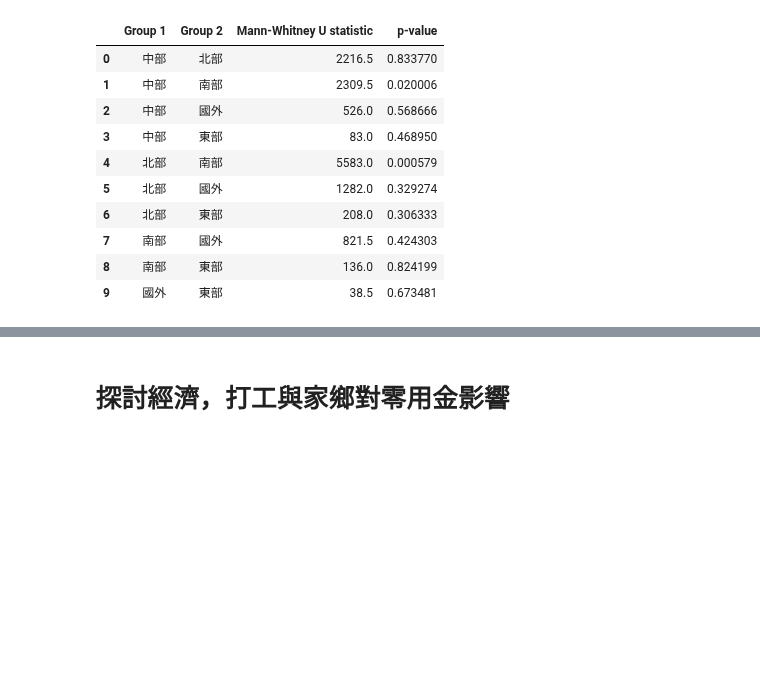
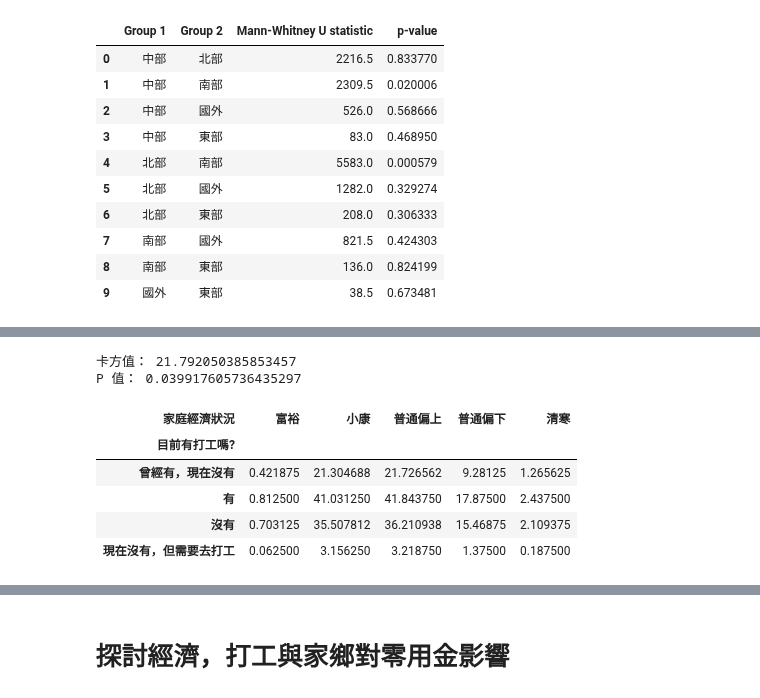
Before and after one commit to whats2000/coding-stuff-I-make-from-learning, a Jupyter notebook: Pythons/statistic/Pocket Money/PockerMoney.ipynb, the cells around one changed output, grey strips where cells are left out. Saved outputs shown, nothing was run; the diff lists cells and outputs as text; code cells hidden in the pictures; blank space fills up the shorter version.

```diff
--- a/Pythons/statistic/Pocket Money/PockerMoney.ipynb
+++ b/Pythons/statistic/Pocket Money/PockerMoney.ipynb
@@ -439,0 +489,21 @@ results_df
+# %%
+from scipy import stats
+
+# 執行卡方檢定
+chi2, p, dof, expected = stats.chi2_contingency(income_work)
+
+print("卡方值：", chi2)
+print("P 值：", p)
+# %% [output]
+卡方值： 21.792050385853457
+P 值： 0.039917605736435297
+# %%
+income_work_expected = pd.DataFrame(expected, columns=income_work.columns, index=income_work.index)
+income_work_expected
+# %% [output]
+| 家庭經濟狀況 | 富裕 | 小康 | 普通偏上 | 普通偏下 | 清寒 |
+| 目前有打工嗎? |  |  |  |  |  |
+| 曾經有，現在沒有 | 0.421875 | 21.304688 | 21.726562 | 9.28125 | 1.265625 |
+| 有 | 0.812500 | 41.031250 | 41.843750 | 17.87500 | 2.437500 |
+| 沒有 | 0.703125 | 35.507812 | 36.210938 | 15.46875 | 2.109375 |
+| 現在沒有，但需要去打工 | 0.062500 | 3.156250 | 3.218750 | 1.37500 | 0.187500 |
```
Also changed, not shown: parts of 12 cells of this notebook.
